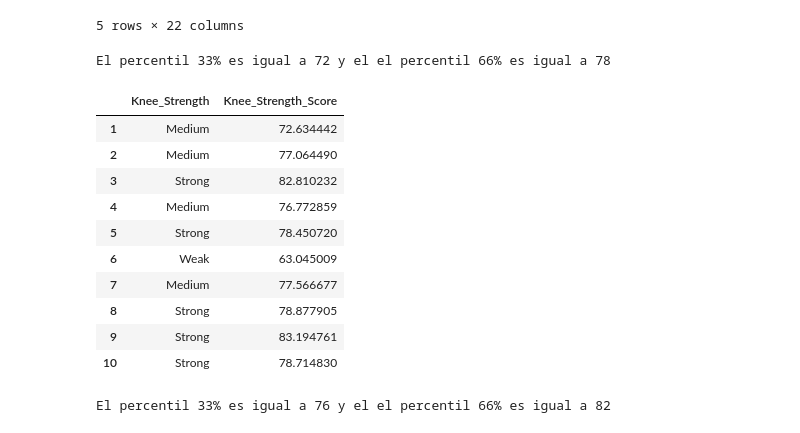
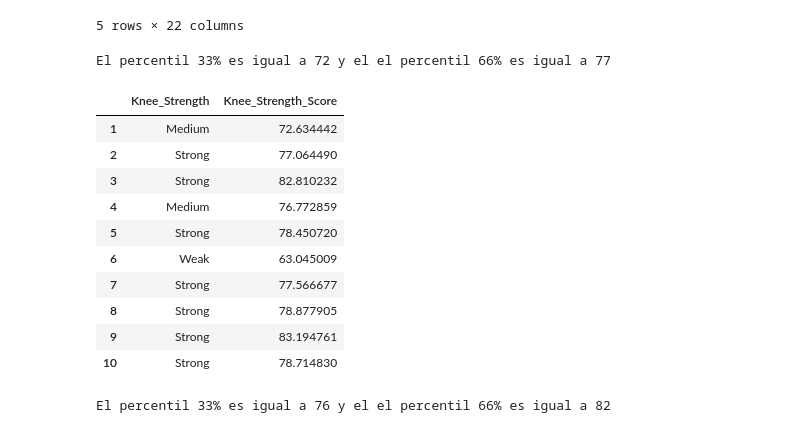
Before and after one commit to lauraargente/Proyecto_University-Football-Injury-Prediction-Dataset, a Jupyter notebook: analisis.ipynb, the cells around one changed output. Saved outputs shown, nothing was run; the diff lists cells and outputs as text; code cells hidden in the pictures.

```diff
--- a/analisis.ipynb
+++ b/analisis.ipynb
@@ -171,8 +171,8 @@ df_csv['Height_category']= ""
 df_csv.head(5)
 
 #Sacamos los percentiles 33% y 66% de "height_cm"
-height33 = int(round(df_csv['Height_cm'].quantile(0.33), 0))
-height66 = int(round(df_csv['Height_cm'].quantile(0.66), 0))
+height33 = int(df_csv['Height_cm'].quantile(0.33))
+height66 = int(df_csv['Height_cm'].quantile(0.66))
 print(f'El percentil 33% es igual a {height33} cm y el el percentil 66% es igual a {height66} cm')
 
 #Creamos las categorías para "height_cm" y añadimos los nuevos valores en la columna "Height_category"
@@ -216,8 +216,8 @@ df_csv['Weight_category']= ""
 df_csv.head(5)
 
 #Sacamos los percentiles 33% y 66% de "weight_kg"
-weight33 = int(round(df_csv['Weight_kg'].quantile(0.33), 0))
-weight66 = int(round(df_csv['Weight_kg'].quantile(0.66), 0))
+weight33 = int(df_csv['Weight_kg'].quantile(0.33))
+weight66 = int(df_csv['Weight_kg'].quantile(0.66))
 print(f'El percentil 33% es igual a {weight33} kg y el el percentil 66% es igual a {weight66} kg')
 
 #Creamos las categorías para "Weight_kg" y añadimos los nuevos valores en la columna "Weight_category"
@@ -277,38 +277,38 @@ df_csv.head(5)
 # %%
 #Creamos una nueva columna con las nuevas categorías para "Knee_Strength_Score"
 df_csv['Knee_Strength']= ""
 df_csv.head(5)
 
 #Sacamos los percentiles 33% y 66% de "Knee_Strengh_Score"
-knee33 = int(round(df_csv['Knee_Strength_Score'].quantile(0.33), 0))
-knee66 = int(round(df_csv['Knee_Strength_Score'].quantile(0.66), 0))
+knee33 = int(df_csv['Knee_Strength_Score'].quantile(0.33))
+knee66 = int(df_csv['Knee_Strength_Score'].quantile(0.66))
 print(f'El percentil 33% es igual a {knee33} y el el percentil 66% es igual a {weight66}')
 
 #Creamos las categorías para "Knee_Strength_Score" y añadimos los nuevos valores en la columna "Knee_Strength"
 for i in range (len(df_csv)):
     #Si el valor de cada fila en la columna "Knee_Strengh_Score" es menor que 72 , el valor en cada fila en la columna "Knee_Strength" será 'Weak'
     if df_csv.loc[df_csv.index[i],'Knee_Strength_Score'] < knee33:
         df_csv.loc[df_csv.index[i],'Knee_Strength'] = 'Weak'
 
 #Si el valor de cada fila en la columna "Knee_Strengh_Score" es entre 72 y 78 partidos, el valor en cada fila en la columna "Knee_Strength" será 'Medium'
     elif df_csv.loc[df_csv.index[i],'Knee_Strength_Score'] >= knee33 and df_csv.loc[df_csv.index[i],'Knee_Strength_Score'] <= knee66 :
         df_csv.loc[df_csv.index[i],'Knee_Strength'] = 'Medium'
 
 #Si el valor de cada fila en la columna "Knee_Strengh_Score" es mayor que 78, el valor en cada fila en la columna "Knee_Strength" será 'Strong'
     else:
         df_csv.loc[df_csv.index[i],'Knee_Strength']= 'Strong'
 
 df_csv[['Knee_Strength', 'Knee_Strength_Score']].head(10)
 # %% [output]
-El percentil 33% es igual a 72 y el el percentil 66% es igual a 78
+El percentil 33% es igual a 72 y el el percentil 66% es igual a 77
 |  | Knee_Strength | Knee_Strength_Score |
 | 1 | Medium | 72.634442 |
-| 2 | Medium | 77.064490 |
+| 2 | Strong | 77.064490 |
 | 3 | Strong | 82.810232 |
 | 4 | Medium | 76.772859 |
 | 5 | Strong | 78.450720 |
 | 6 | Weak | 63.045009 |
-| 7 | Medium | 77.566677 |
+| 7 | Strong | 77.566677 |
 | 8 | Strong | 78.877905 |
 | 9 | Strong | 83.194761 |
 | 10 | Strong | 78.714830 |
```
Also changed, not shown: parts of 8 cells of this notebook.
